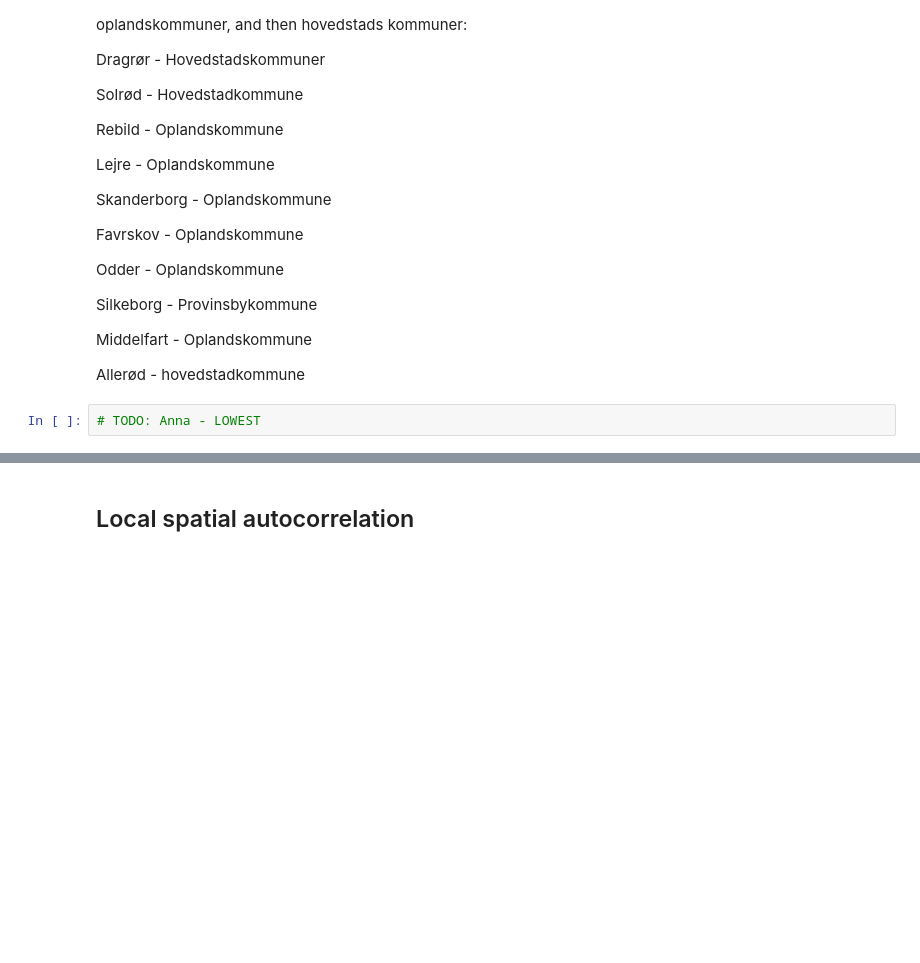
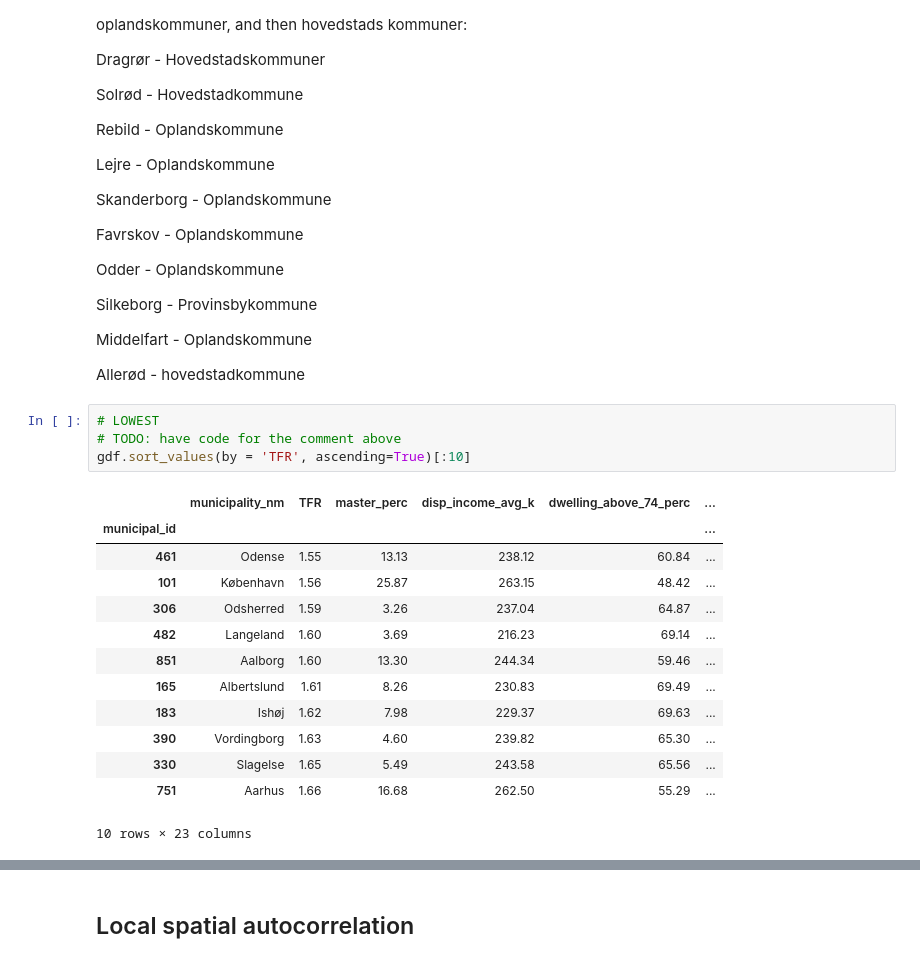
Before and after one commit to agnesutovaite/geospatial, a Jupyter notebook: project_notebook.ipynb, the cells around one changed output, grey strips where cells are left out. Drawn from its saved outputs; the diff is of its cells as text; blank space fills up the shorter version.

Commit message:
topp lowest TFR, and change cluster

```diff
--- a/project_notebook.ipynb
+++ b/project_notebook.ipynb
@@ -896,5 +891,21 @@ Silkeborg - Provinsbykommune
 Middelfart - Oplandskommune
 
 Allerød - hovedstadkommune
-# %%
-# TODO: Anna - LOWEST
+# %%
+# LOWEST
+# TODO: have code for the comment above
+gdf.sort_values(by = 'TFR', ascending=True)[:10]
+# %% [output]
+|  | municipality_nm | TFR | master_perc | disp_income_avg_k | dwelling_above_74_perc | ... |
+| municipal_id |  |  |  |  |  | ... |
+| 461 | Odense | 1.55 | 13.13 | 238.12 | 60.84 | ... |
+| 101 | København | 1.56 | 25.87 | 263.15 | 48.42 | ... |
+| 306 | Odsherred | 1.59 | 3.26 | 237.04 | 64.87 | ... |
+| 482 | Langeland | 1.60 | 3.69 | 216.23 | 69.14 | ... |
+| 851 | Aalborg | 1.60 | 13.30 | 244.34 | 59.46 | ... |
+| 165 | Albertslund | 1.61 | 8.26 | 230.83 | 69.49 | ... |
+| 183 | Ishøj | 1.62 | 7.98 | 229.37 | 69.63 | ... |
+| 390 | Vordingborg | 1.63 | 4.60 | 239.82 | 65.30 | ... |
+| 330 | Slagelse | 1.65 | 5.49 | 243.58 | 65.56 | ... |
+| 751 | Aarhus | 1.66 | 16.68 | 262.50 | 55.29 | ... |
+10 rows × 23 columns
```
Also changed, not shown: parts of 15 cells of this notebook, 1 other file.
